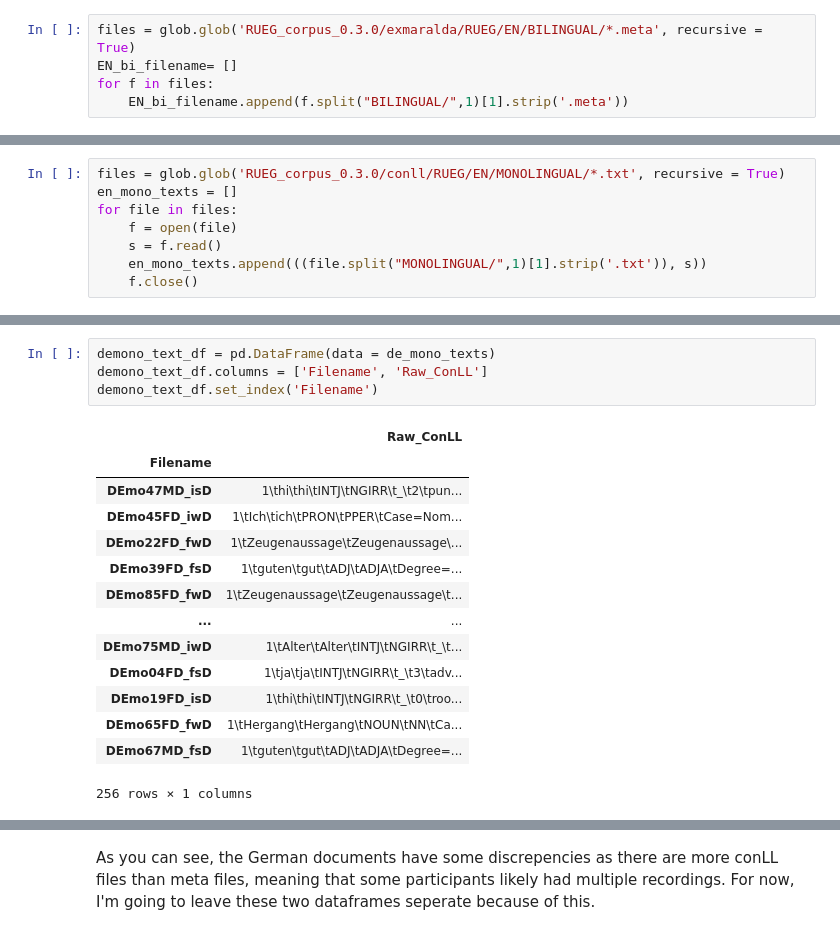
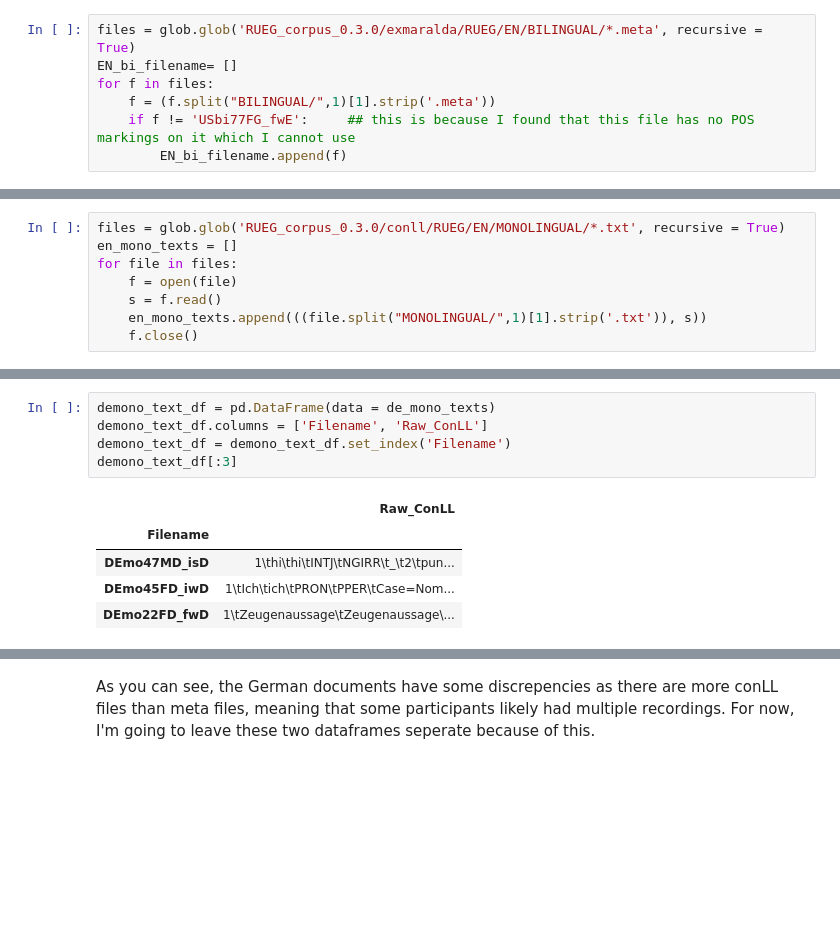
Before and after one commit to Data-Science-for-Linguists-2025/DEU-ENG-Mono-and-Billingual-Speakers, a Jupyter notebook: LoadingRUEGData.ipynb, the cells around one changed output, grey strips where cells are left out. Saved outputs shown, nothing was run; the diff lists cells and outputs as text; blank space fills up the shorter version.

```diff
--- a/LoadingRUEGData.ipynb
+++ b/LoadingRUEGData.ipynb
@@ -54,7 +54,9 @@ for f in files:
 files = glob.glob('RUEG_corpus_0.3.0/exmaralda/RUEG/EN/BILINGUAL/*.meta', recursive = True)
 EN_bi_filename= []
 for f in files:
-    EN_bi_filename.append(f.split("BILINGUAL/",1)[1].strip('.meta'))
+    f = (f.split("BILINGUAL/",1)[1].strip('.meta'))
+    if f != 'USbi77FG_fwE':     ## this is because I found that this file has no POS markings on it which I cannot use
+        EN_bi_filename.append(f)
 # %%
 files = glob.glob('RUEG_corpus_0.3.0/exmaralda/RUEG/EN/MONOLINGUAL/*.meta', recursive = True)
 EN_mono_filename= []
@@ -277,22 +269,14 @@ debi_text_df.set_index('Filename')
 # %%
 demono_text_df = pd.DataFrame(data = de_mono_texts)
 demono_text_df.columns = ['Filename', 'Raw_ConLL']
-demono_text_df.set_index('Filename')
+demono_text_df = demono_text_df.set_index('Filename')
+demono_text_df[:3]
 # %% [output]
 |  | Raw_ConLL |
 | Filename |  |
 | DEmo47MD_isD | 1\thi\thi\tINTJ\tNGIRR\t_\t2\tpun... |
 | DEmo45FD_iwD | 1\tIch\tich\tPRON\tPPER\tCase=Nom... |
 | DEmo22FD_fwD | 1\t﻿Zeugenaussage\tZeugenaussage\... |
-| DEmo39FD_fsD | 1\tguten\tgut\tADJ\tADJA\tDegree=... |
-| DEmo85FD_fwD | 1\tZeugenaussage\tZeugenaussage\t... |
-| ... | ... |
-| DEmo75MD_iwD | 1\tAlter\tAlter\tINTJ\tNGIRR\t_\t... |
-| DEmo04FD_fsD | 1\tja\tja\tINTJ\tNGIRR\t_\t3\tadv... |
-| DEmo19FD_isD | 1\thi\thi\tINTJ\tNGIRR\t_\t0\troo... |
-| DEmo65FD_fwD | 1\tHergang\tHergang\tNOUN\tNN\tCa... |
-| DEmo67MD_fsD | 1\tguten\tgut\tADJ\tADJA\tDegree=... |
-256 rows × 1 columns
 # %%
 enbi_text_df = pd.DataFrame(data = en_bi_texts)
 enbi_text_df.columns = ['Filename', 'Raw_ConLL']
```
Also changed, not shown: parts of 36 cells of this notebook.
